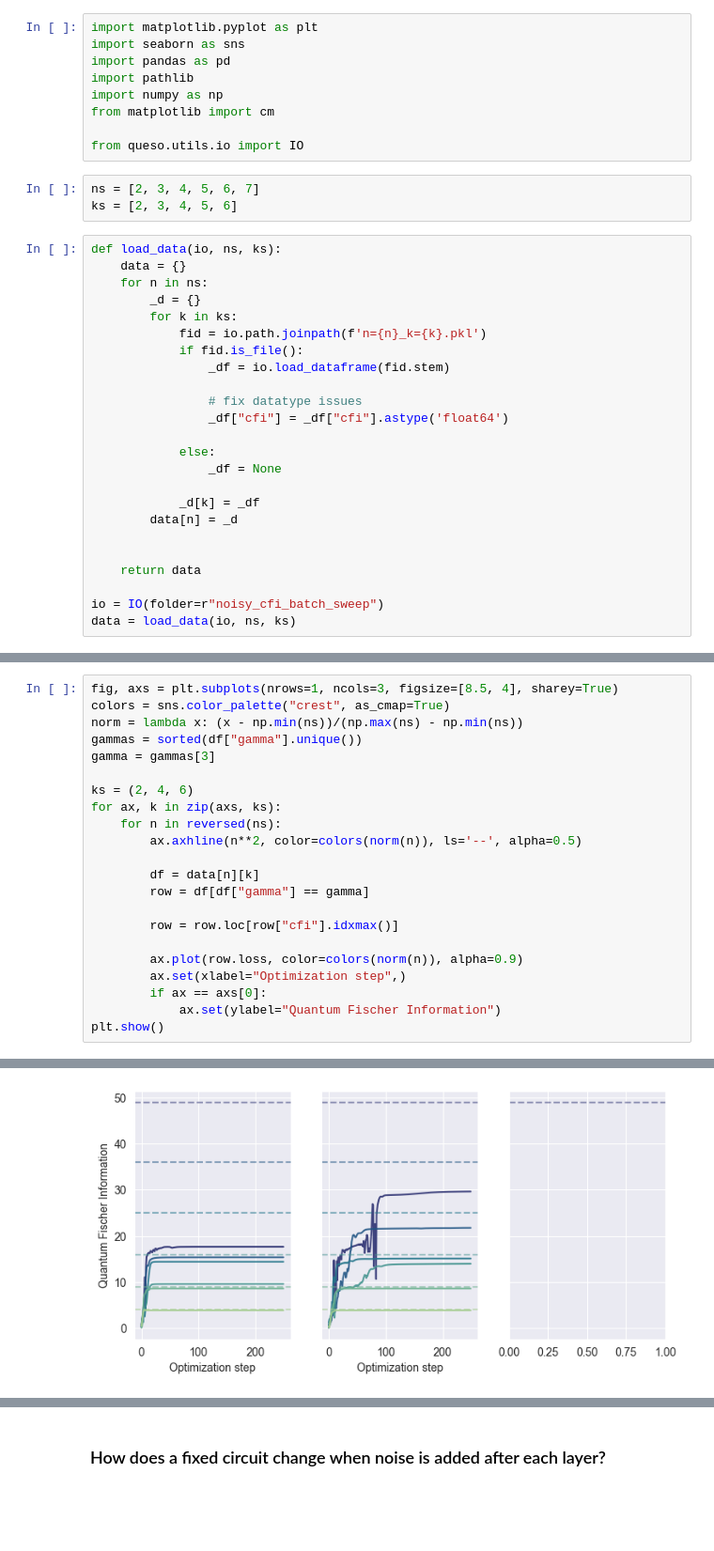
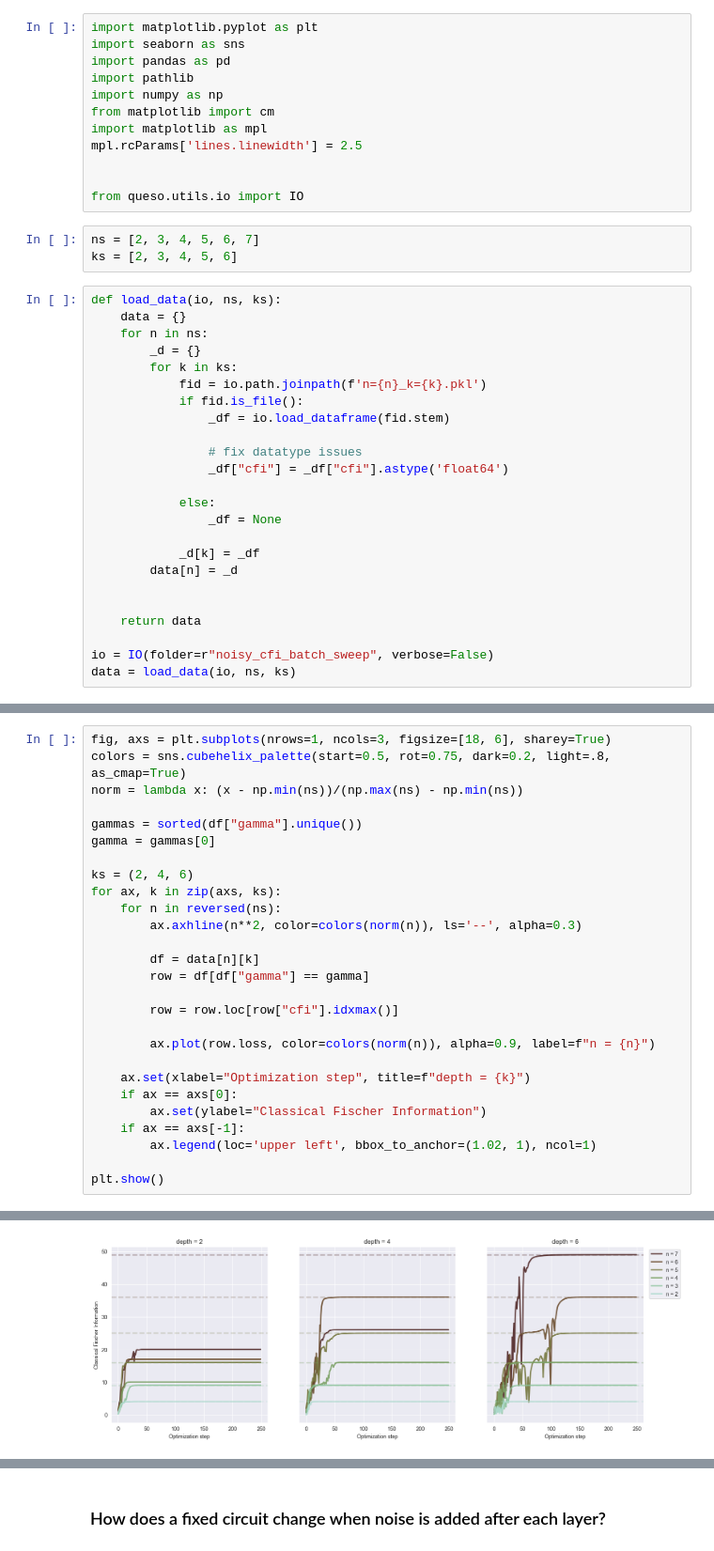
Before and after one commit to benjimaclellan/queso, a Jupyter notebook: experiments/analyze_noisy_cfi.ipynb, the cells around one changed output, grey strips where cells are left out. Shown at 94% size. Drawn from its saved outputs; the diff is of its cells as text; blank space fills up the shorter version.

```diff
--- a/experiments/analyze_noisy_cfi.ipynb
+++ b/experiments/analyze_noisy_cfi.ipynb
@@ -5,6 +7,9 @@ import pandas as pd
 import pathlib
 import numpy as np
 from matplotlib import cm
+import matplotlib as mpl
+mpl.rcParams['lines.linewidth'] = 2.5
+
 
 from queso.utils.io import IO
 # %%
@@ -32,5 +37,5 @@ def load_data(io, ns, ks):
 
     return data
 
-io = IO(folder=r"noisy_cfi_batch_sweep")
+io = IO(folder=r"noisy_cfi_batch_sweep", verbose=False)
 data = load_data(io, ns, ks)
@@ -78,23 +47,28 @@ n=7, k=6 | 48.98915088060801
 # %%
-fig, axs = plt.subplots(nrows=1, ncols=3, figsize=[8.5, 4], sharey=True)
-colors = sns.color_palette("crest", as_cmap=True)
+fig, axs = plt.subplots(nrows=1, ncols=3, figsize=[18, 6], sharey=True)
+colors = sns.cubehelix_palette(start=0.5, rot=0.75, dark=0.2, light=.8, as_cmap=True)
 norm = lambda x: (x - np.min(ns))/(np.max(ns) - np.min(ns))
+
 gammas = sorted(df["gamma"].unique())
-gamma = gammas[3]
+gamma = gammas[0]
 
 ks = (2, 4, 6)
 for ax, k in zip(axs, ks):
     for n in reversed(ns):
-        ax.axhline(n**2, color=colors(norm(n)), ls='--', alpha=0.5)
+        ax.axhline(n**2, color=colors(norm(n)), ls='--', alpha=0.3)
 
         df = data[n][k]
         row = df[df["gamma"] == gamma]
 
         row = row.loc[row["cfi"].idxmax()]
 
-        ax.plot(row.loss, color=colors(norm(n)), alpha=0.9)
-        ax.set(xlabel="Optimization step",)
-        if ax == axs[0]:
-            ax.set(ylabel="Quantum Fischer Information")
+        ax.plot(row.loss, color=colors(norm(n)), alpha=0.9, label=f"n = {n}")
+
+    ax.set(xlabel="Optimization step", title=f"depth = {k}")
+    if ax == axs[0]:
+        ax.set(ylabel="Classical Fischer Information")
+    if ax == axs[-1]:
+        ax.legend(loc='upper left', bbox_to_anchor=(1.02, 1), ncol=1)
+
 plt.show()
 # %% [output]
@@ -102 +75 @@ KeyError: 8
-[figure, old version]
+[figure, new version]
```
Also changed, not shown: parts of 6 cells of this notebook, 26 other files.
